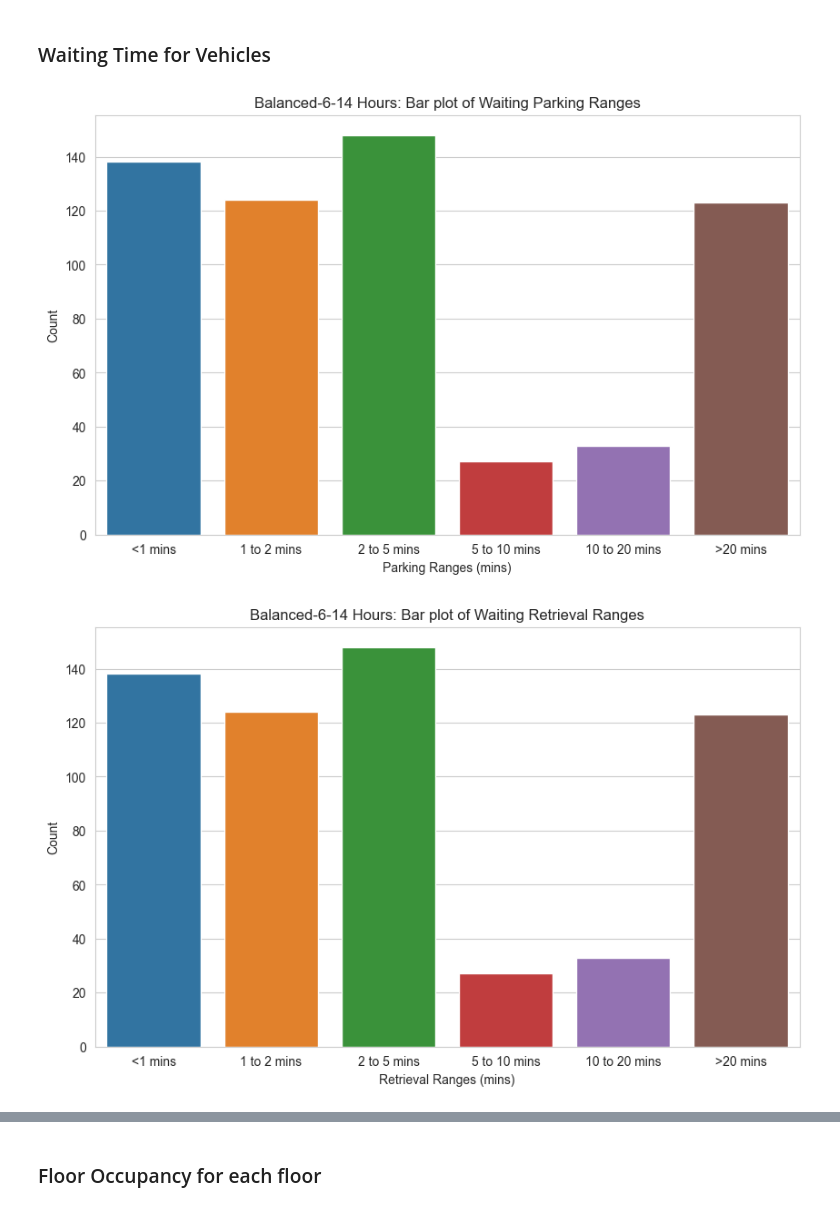
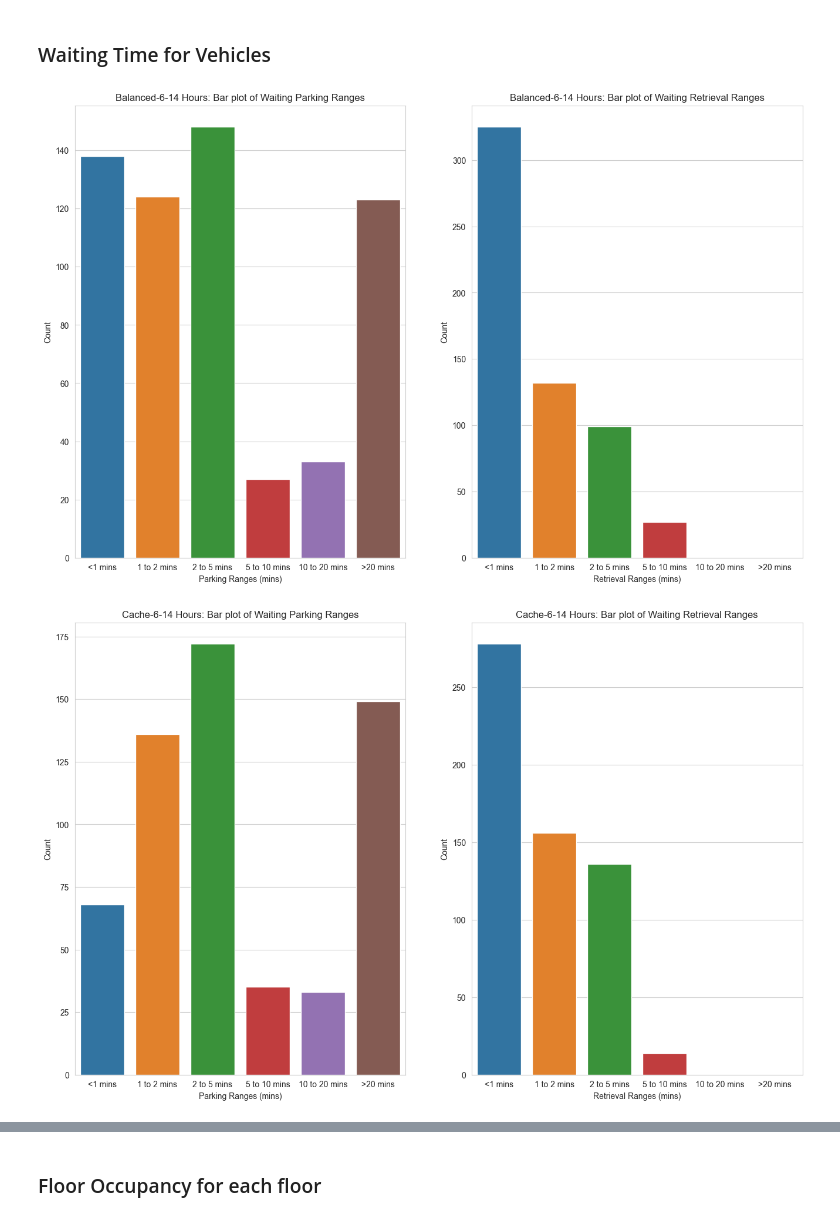
Before and after one commit to Samuellmk/Mechanized-Carpark-Simulation, a Jupyter notebook: output/plot_graphs.ipynb, the cells around one changed output, grey strips where cells are left out. Drawn from its saved outputs; the diff is of its cells as text; code cells hidden in the pictures.

```diff
--- a/output/plot_graphs.ipynb
+++ b/output/plot_graphs.ipynb
@@ -8,7 +8,7 @@ import os
 output_directory = "images"
 os.makedirs(output_directory, exist_ok=True)  # Create the directory if it doesn't exist
 # %%
-def waiting_time(data, type, label, name):
+def waiting_time(data, type, label, name, ax):
     counts = {
         "Less1": [],
         "1to2": [],
@@ -38,15 +38,12 @@ def waiting_time(data, type, label, name):
     y_counts = [len(counts[label]) for label in x_labels]
 
     # Create the histogram using Seaborn's barplot
-    plt.figure(figsize=(10, 6))  # Increase figure size
     sns.set_style("whitegrid")
-    sns.barplot(x=labels, y=y_counts)  # Customize colors
-    plt.xlabel(f'{label} Ranges (mins)')
-    plt.ylabel('Count')
-    plt.title(f'{name}: Bar plot of Waiting {label} Ranges')
+    sns.barplot(x=labels, y=y_counts, ax=ax)  # Customize colors
 
-    output_filename = os.path.join(output_directory, f"{name}-{label}.png")
-    plt.savefig(output_filename)
+    ax.set_xlabel(f'{label} Ranges (mins)')
+    ax.set_ylabel('Count')
+    ax.set_title(f'{name}: Bar plot of Waiting {label} Ranges')
 # %%
 def floors_occupancy(floors_occupancy, name):
     by_hours = []
@@ -95,10 +92,14 @@ for file in files:
 # %%
 for pkl_file in pkl_files:
     with open(pkl_file, 'rb') as file:
         name = file.name.replace(".pkl", "")
         data_dict=pickle.load(file)
-        waiting_time(data_dict["parking"], "parking", "Parking", name)
-        waiting_time(data_dict["parking"], "retrieval", "Retrieval", name)
+        fig, axes = plt.subplots(1, 2, figsize=(16, 10))
+        waiting_time(data_dict["parking"], "parking", "Parking", name, axes[0])
+        waiting_time(data_dict["retrieval"], "retrieval", "Retrieval", name, axes[1])
+
+        output_filename = os.path.join(output_directory, f"{name}-waiting_time.png")
+        plt.savefig(output_filename)
 # %% [output]
-[figure, old version]
+[figure, new version]
-[figure, old version]
+[figure, new version]
```
Also changed, not shown: parts of 1 cell of this notebook, 29 other files.
